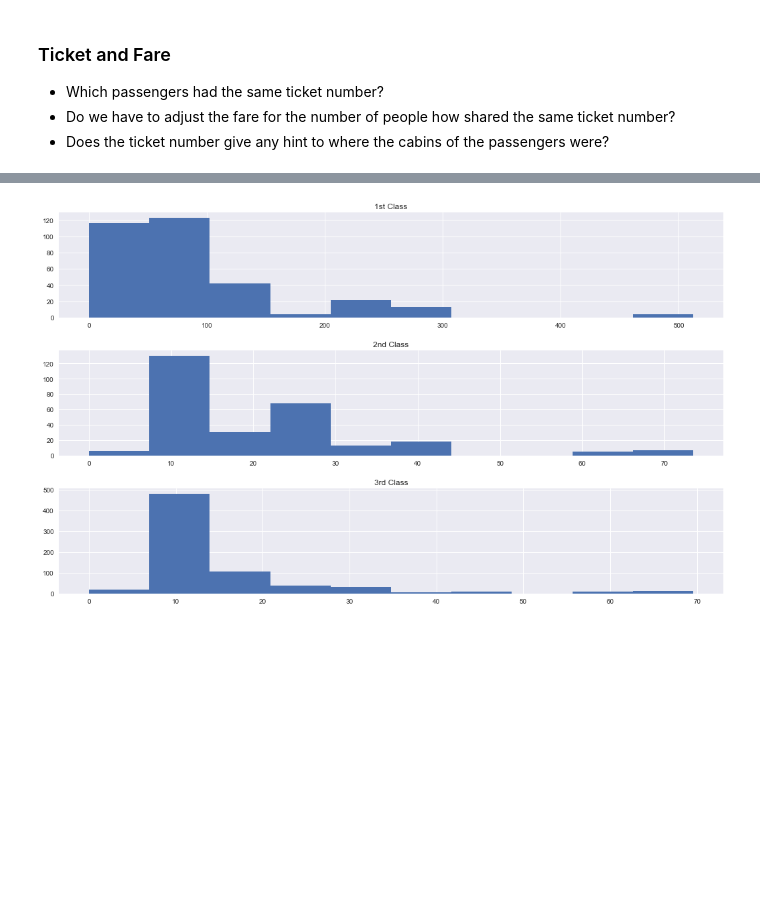
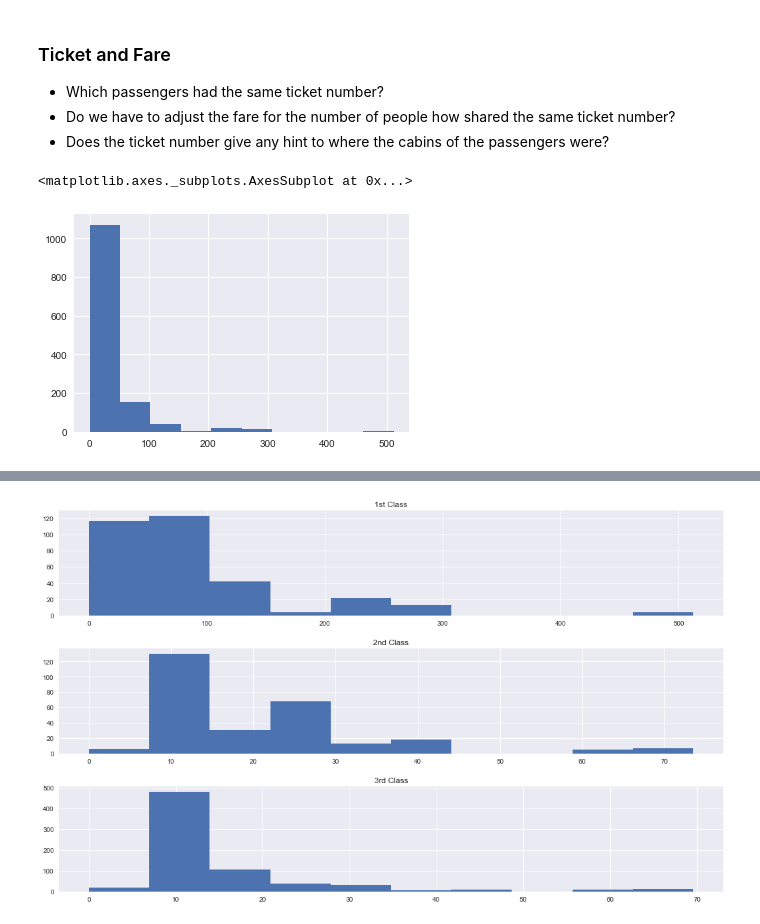
Before and after one commit to EcholotFisher/titanic, a Jupyter notebook: titanic.ipynb, the cells around one changed output, grey strips where cells are left out. Drawn from its saved outputs; the diff is of its cells as text; code cells hidden in the pictures; blank space fills up the shorter version.

```diff
--- a/titanic.ipynb
+++ b/titanic.ipynb
@@ -293,3 +292,8 @@ X['unmarried_woman']=X.Name.map(
 - Which passengers had the same ticket number?
 - Do we have to adjust the fare for the number of people how shared the same ticket number?
 - Does the ticket number give any hint to where the cabins of the passengers were?
+# %%
+X.Fare.hist()
+# %% [output]
+<matplotlib.axes._subplots.AxesSubplot at 0x...>
+[figure, added]
```
Also changed, not shown: parts of 14 cells of this notebook, 1 other file.
